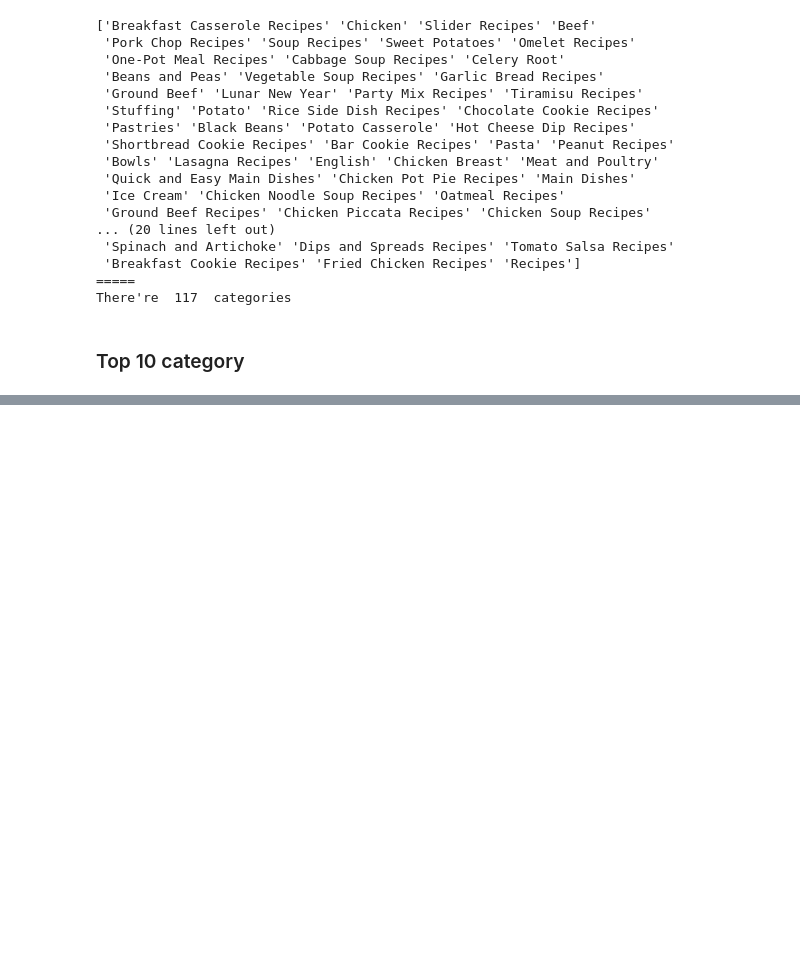
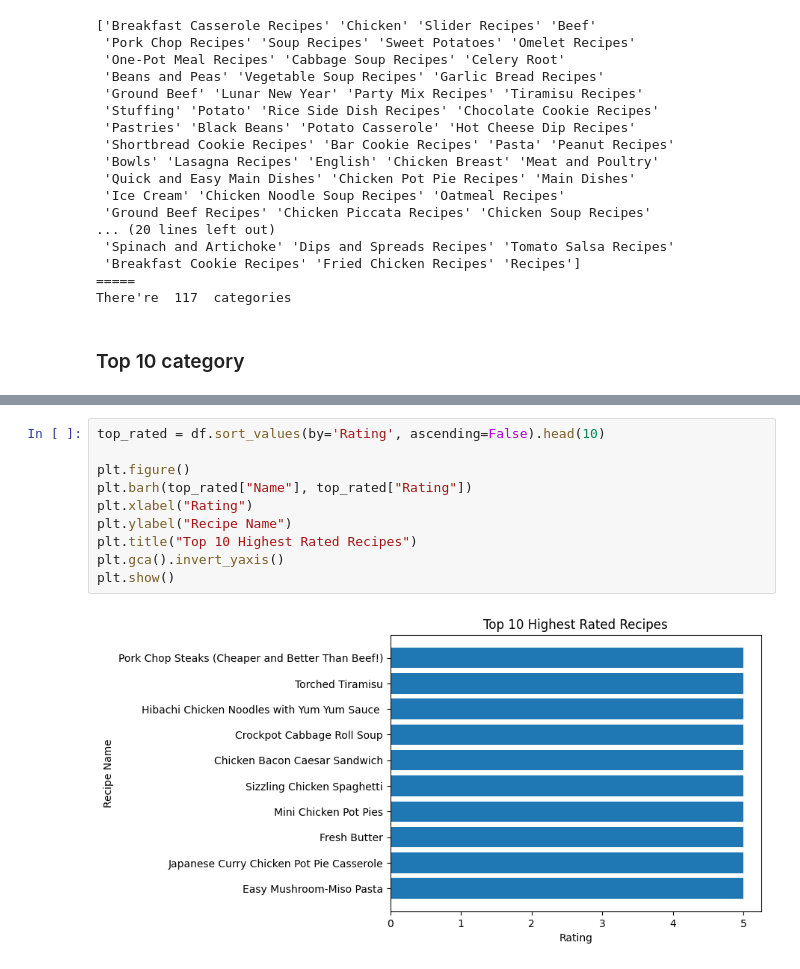
Before and after one commit to Radayou07/Recipe, a Jupyter notebook: PDS_Project_Team_7_Recipe.ipynb, the cells around one changed output, grey strips where cells are left out. Drawn from its saved outputs; the diff is of its cells as text; blank space fills up the shorter version.

```diff
--- a/PDS_Project_Team_7_Recipe.ipynb
+++ b/PDS_Project_Team_7_Recipe.ipynb
@@ -380,0 +321,12 @@ plt.show()
+# %%
+top_rated = df.sort_values(by='Rating', ascending=False).head(10)
+
+plt.figure()
+plt.barh(top_rated["Name"], top_rated["Rating"])
+plt.xlabel("Rating")
+plt.ylabel("Recipe Name")
+plt.title("Top 10 Highest Rated Recipes")
+plt.gca().invert_yaxis()
+plt.show()
+# %% [output]
+[figure, added]
```
Also changed, not shown: parts of 13 cells of this notebook.
